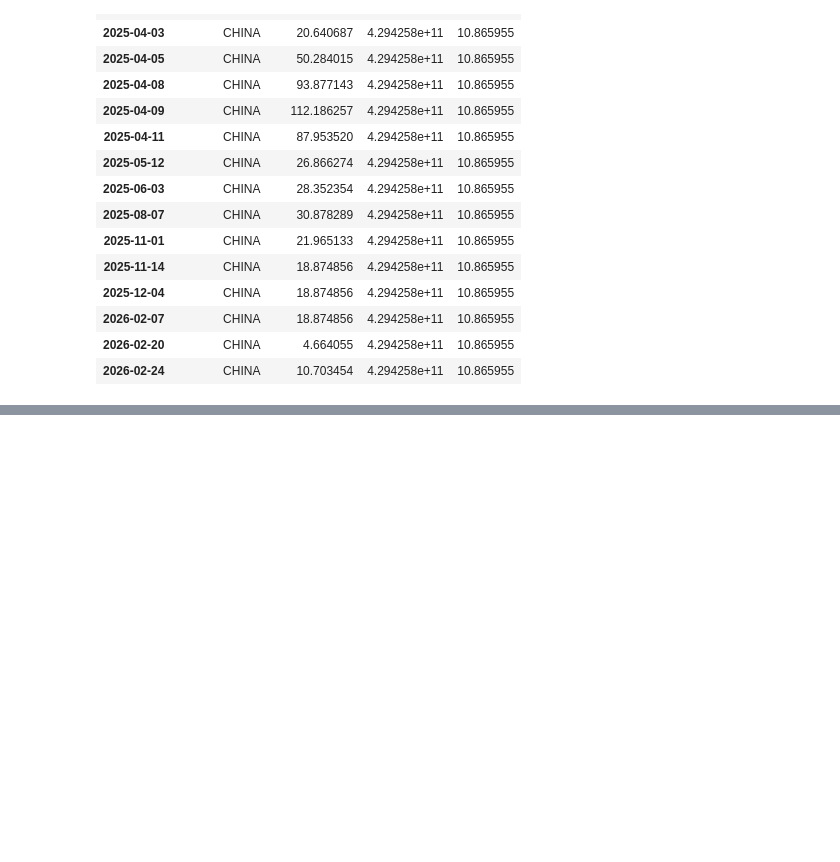
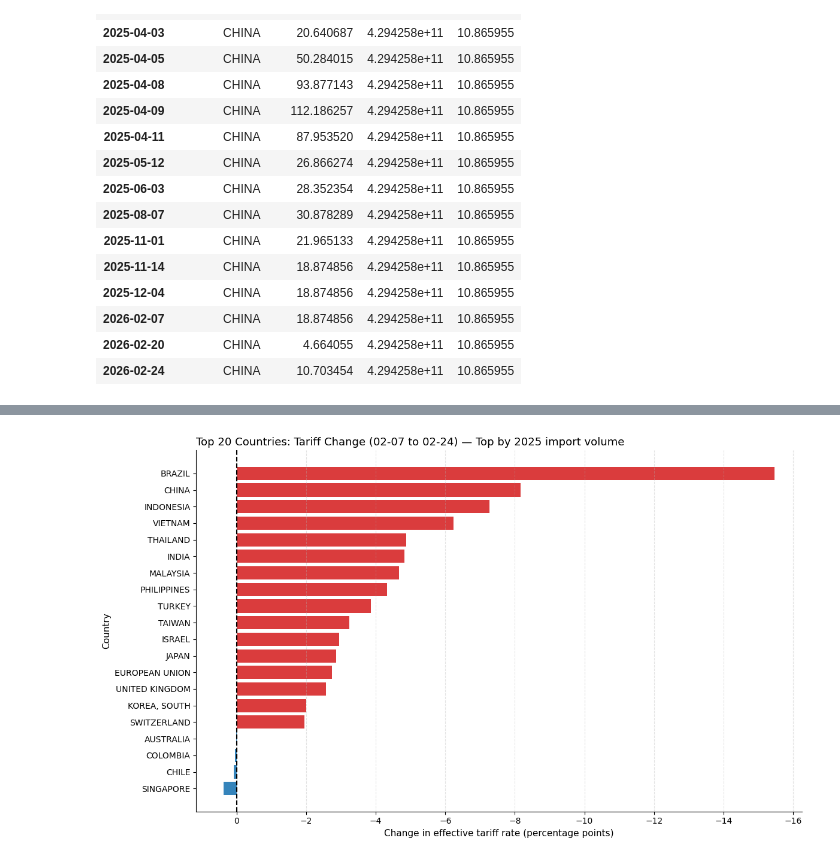
Before and after one commit to tradewartracker/trade-war-redux-2025, a Jupyter notebook: make-tariff-by-country-by-time.ipynb, the cells around one changed output, grey strips where cells are left out. Drawn from its saved outputs; the diff is of its cells as text; code cells hidden in the pictures; blank space fills up the shorter version.

```diff
--- a/make-tariff-by-country-by-time.ipynb
+++ b/make-tariff-by-country-by-time.ipynb
@@ -1145,0 +1367,72 @@ EUROPEAN UNION $597,473,236,377      $322,188,324,646          $54 $189,685,071,
+# %%
+# ── Top-X country change: 02-07 to 02-24 ─────────────────────────────────
+TOP_X = 20  # set X here
+TOP_BY = "imports_2025"  # options: "imports_2025" or "change"
+
+START_DATE = pd.to_datetime("2026-02-07")
+END_DATE = pd.to_datetime("2026-02-24")
+
+panel = tariffs_by_date.reset_index().copy()
+
+start_vals = (
+    panel.loc[panel["date"] == START_DATE, ["country_name", "effective tariff"]]
+    .rename(columns={"effective tariff": "start_tariff"})
+)
+end_vals = (
+    panel.loc[panel["date"] == END_DATE, ["country_name", "effective tariff"]]
+    .rename(columns={"effective tariff": "end_tariff"})
+)
+
+exclude_countries = {"CANADA", "MEXICO"}
+
+if "actual_df" in globals() and {"country", "total_imports"}.issubset(actual_df.columns):
+    imports_2025 = (
+        actual_df[["country", "total_imports"]]
+        .rename(columns={"country": "country_name", "total_imports": "imports_2025"})
+    )
+else:
+    rows_imports = []
+    for _, row in country_list.iterrows():
+        df_2025 = load_imports(row["CTY_CODE"], year=2025)
+        rows_imports.append({
+            "country_name": df_2025["CTY_NAME"].iloc[0],
+            "imports_2025": df_2025["imports"].sum(),
+        })
+    imports_2025 = pd.DataFrame(rows_imports)
+
+base = (
+    start_vals.merge(end_vals, on="country_name", how="inner")
+    .merge(imports_2025, on="country_name", how="left")
+    .loc[lambda d: ~d["country_name"].str.upper().isin(exclude_countries)]
+    .assign(change=lambda d: d["end_tariff"] - d["start_tariff"])
+    .dropna(subset=["imports_2025"])
+)
+
+if TOP_BY == "imports_2025":
+    chg = base.sort_values("imports_2025", ascending=False).head(TOP_X).sort_values("change", ascending=False)
+    title_suffix = "Top by 2025 import volume"
+else:
+    chg = base.sort_values("change", key=lambda s: s.abs(), ascending=False).head(TOP_X).sort_values("change", ascending=False)
+    title_suffix = "Top by absolute tariff change"
+
+fig, ax = plt.subplots(figsize=(12, max(7, 0.35 * TOP_X)))
+colors = np.where(chg["change"] >= 0, "tab:blue", "tab:red")
+ax.barh(chg["country_name"], chg["change"], color=colors, alpha=0.9)
+ax.axvline(0, color="black", linewidth=1.5, linestyle="--")
+
+ax.invert_xaxis()  # tariff up to the left; tariff down to the right
+ax.set_xlabel("Change in effective tariff rate (percentage points)", fontsize=11)
+ax.set_ylabel("Country", fontsize=11)
+ax.set_title(
+    f"Top {TOP_X} Countries: Tariff Change (02-07 to 02-24) — {title_suffix}",
+    fontsize=13,
+    loc="left",
+)
+ax.grid(axis="x", linestyle="--", alpha=0.35)
+ax.spines["right"].set_visible(False)
+ax.spines["top"].set_visible(False)
+
+plt.tight_layout()
+plt.show()
+# %% [output]
+[figure, added]
```
Also changed, not shown: parts of 13 cells of this notebook, 4 other files.
